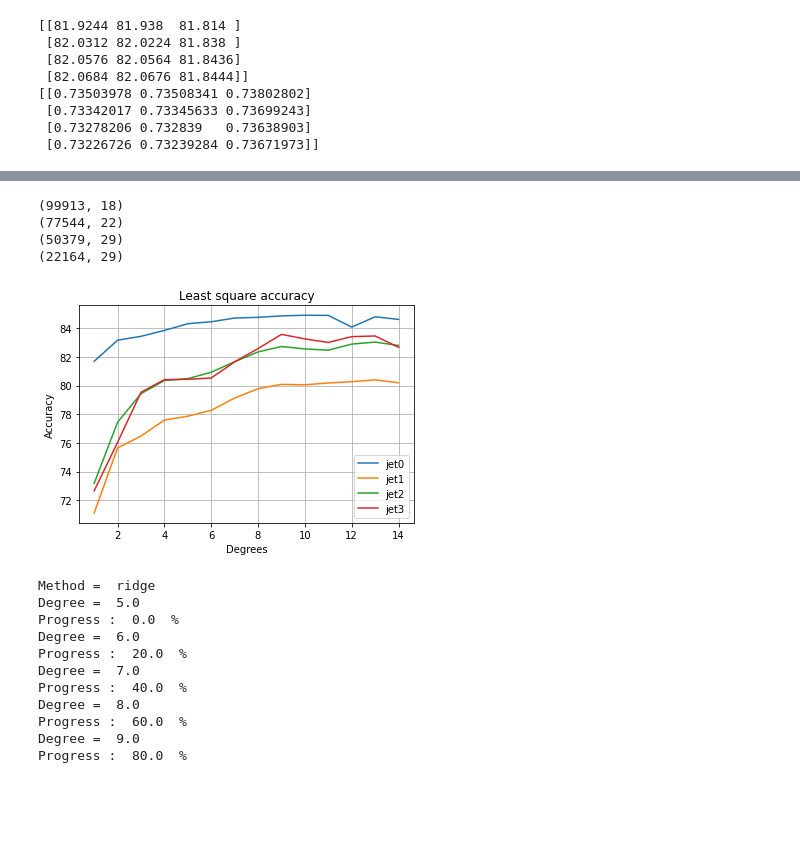
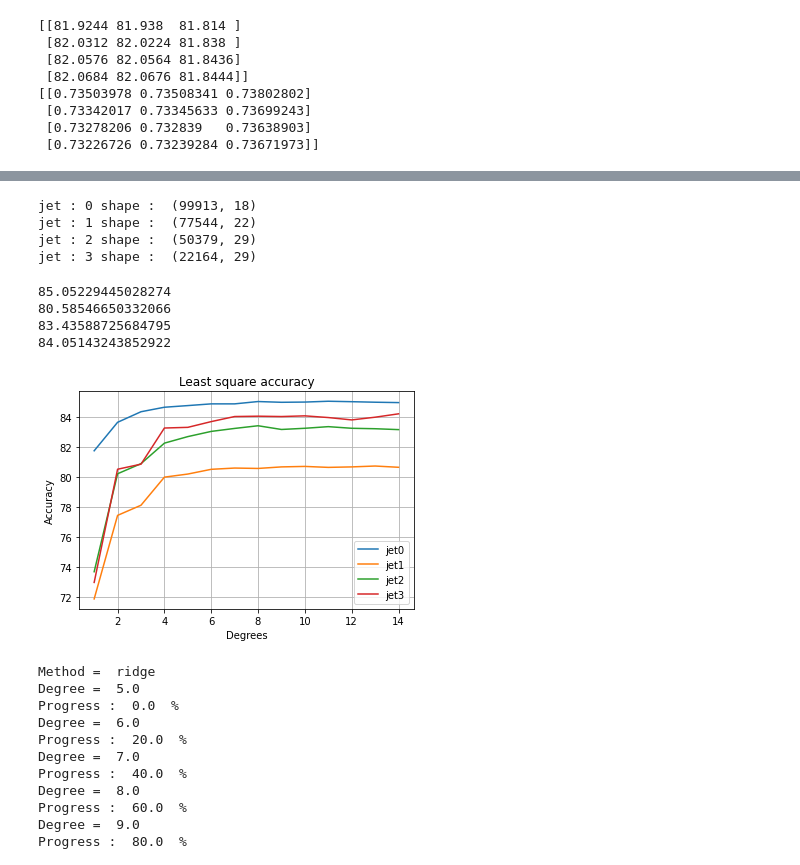
Before and after one commit to ideriedm/Machine-learning, a Jupyter notebook: project1/project1.ipynb, the cells around one changed output, grey strips where cells are left out. Saved outputs shown, nothing was run; the diff lists cells and outputs as text; code cells hidden in the pictures; blank space fills up the shorter version.

Commit message:
Cleared notebook

```diff
--- a/project1/project1.ipynb
+++ b/project1/project1.ipynb
@@ -754,17 +678,0 @@ Text(0, 0.5, 'Accuracy in %')
-# %%
-################
-# CV reg log reg
-###############
-
-degrees = np.linspace(7, 13, 7)
-lambdas = np.logspace(-4, 0, 5)
-gamma = 0.0001
-k_fold = 5
-max_iters = 200
-
-parameters_REG_LR = {
-      "model": "REG_LR",
-      "param": [lambdas, max_iters, gammas],
-}
-
-rmses_ridge, accuracy_ridge =  best_degree_selection(degrees, k_fold, parameters_REG_LR, seed = 1)
@@ -832,8 +678,0 @@ def CV_REG_LR(degrees, gamma, lambdas, max_iters, k_fold, seed = 1):
-# %%
-degrees = np.linspace(7, 13, 7)
-lambdas = np.logspace(-4, 0, 5)
-gamma = 0.0001
-k_fold = 5
-max_iters = 200
-
-idx_best_degree_reg_LR, best_param_reg_LR, best_accuracy_reg_LR = CV_REG_LR(degrees, gamma, lambdas, max_iters, k_fold, seed = 1)
@@ -854,11 +679,14 @@ Text(0, 0.5, 'Accuracy in %')
 # %%
+###################################################
+# Test LS on 20%, according to jet categories
+###################################################
+
 from implementations import *
 
 jet = categorizing(tX_pre)
 
-parameters_LS = {
-  "model": "LS",
-}
+
+parameters_LS = { "model": "LS" }
 
 num_row = len(jet)
 num_col = 1
@@ -866,7 +694,8 @@ accuracies_all = []
 
 
 for i in range(len(jet)) :
-    tX_jet = clear_jet(tX_post[jet[i]])
+    tX_jet = clear_variance_0(tX_post[jet[i]])
+    print("jet :", i, "shape : ", tX_jet.shape)
 
     x_tr, x_te, y_tr, y_te = split_data(tX_jet, y_post[jet[i]], 0.8, seed=1)
     degrees = np.linspace(1, 20, 20)
@@ -874,32 +703,37 @@ for i in range(len(jet)) :
 
 
     for d in degrees:
-        idx = int(d-1)
 
         # form data with polynomial degree:
         x_tr_p = build_poly(x_tr, d)
         x_te_p = build_poly(x_te, d)
 
-        w_list, mse_list = least_squares(y_tr, x_tr_p)
+        w_list, _ = least_squares(y_tr, x_tr_p)
         accuracies_d.append(compute_accuracy(x_te_p, y_te, w_list, parameters_LS))
 
     accuracies_all.append(accuracies_d)
 # %% [output]
-(99913, 18)
-(77544, 22)
-(50379, 29)
-(22164, 29)
+jet : 0 shape :  (99913, 18)
+jet : 1 shape :  (77544, 22)
+jet : 2 shape :  (50379, 29)
+jet : 3 shape :  (22164, 29)
 # %%
 degrees = np.linspace(1, 20, 20)
 stop = 14
+d = [7, 7, 7, 8]
 for i, acc in enumerate(accuracies_all):
     lab = "jet" + str(i)
     plt.plot(degrees[:stop], acc[:stop], label = lab)
     plt.xlabel("Degrees")
     plt.ylabel("Accuracy")
     plt.title("Least square accuracy")
     plt.legend()
     plt.grid(True)
+    print(acc[d[i]])
 # %% [output]
+85.05229445028274
+80.58546650332066
+83.43588725684795
+84.05143243852922
-[figure, old version]
+[figure, new version]
 # %%
```
Also changed, not shown: parts of 32 cells of this notebook.
